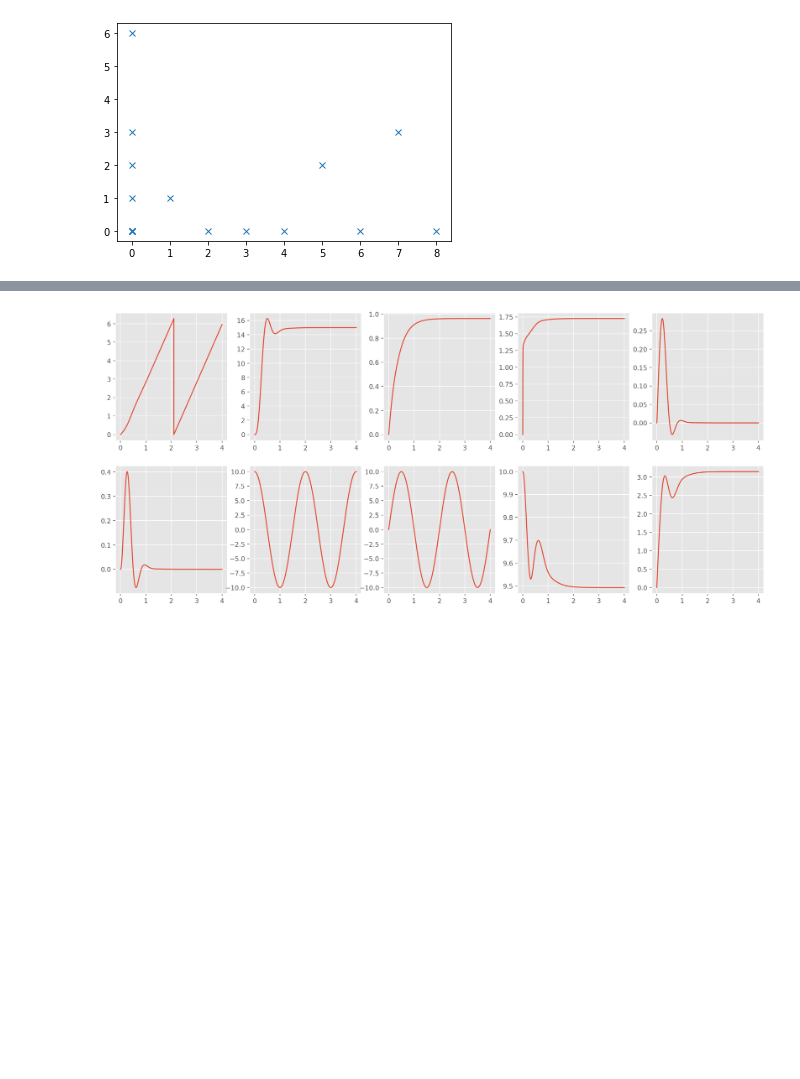
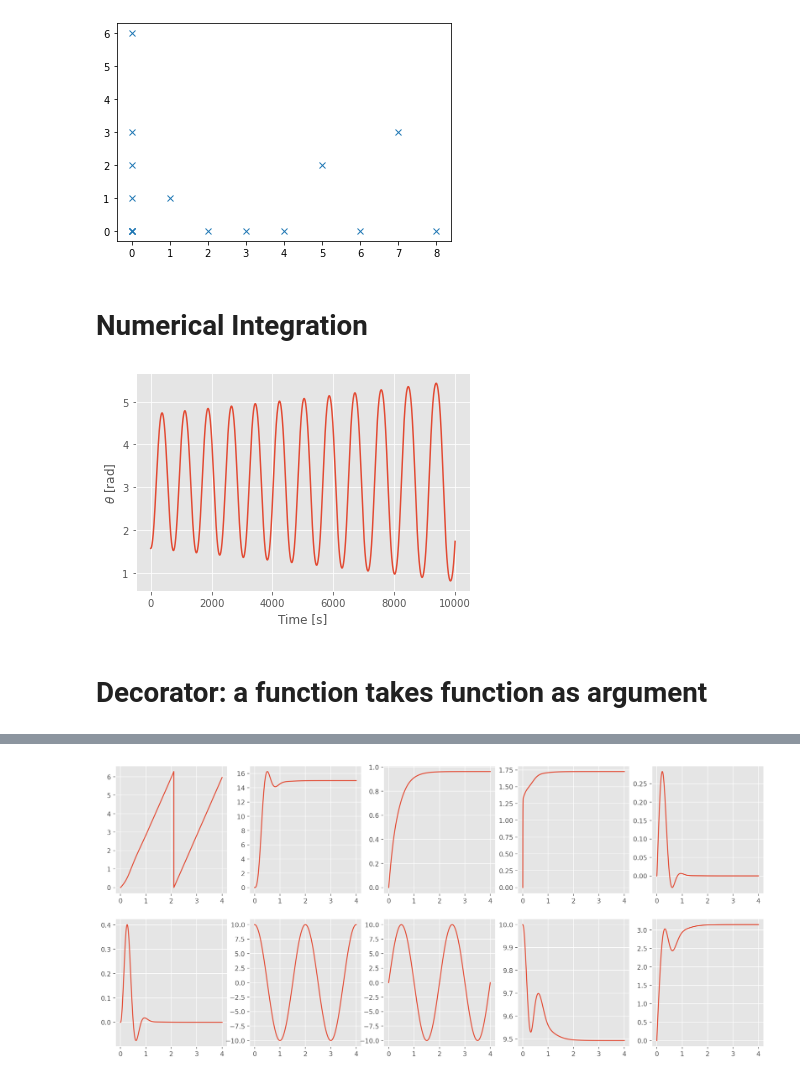
Before and after one commit to horychen/ee275, a Jupyter notebook: python_tutorial_cjh.ipynb, the cells around one changed output, grey strips where cells are left out. Cells and saved outputs as stored; diff of their text form; code cells hidden in the pictures; blank space fills up the shorter version.

Commit message:
Add numerical integration basics and decorator example

```diff
--- a/python_tutorial_cjh.ipynb
+++ b/python_tutorial_cjh.ipynb
@@ -380,0 +404,62 @@ array([ 0,  1,  2,  3,  4,  5,  6,  7,  8,  9, 10, 11, 12, 13, 14, 15])
+# %% [markdown]
+# Numerical Integration
+# %%
+class the_ac_machine:
+    def __init__(self):
+        self.x = np.zeros(2, dtype=np.float64)
+        self.Js = 1.0
+        self.viscous = 0.0
+        self.npp = 2
+
+    def dynamics(self, x):
+        fx = np.zeros(2)
+
+        Tem = np.sin(x[0])
+        fx[0] = x[1]
+        fx[1] = (Tem - self.viscous * x[1]) / self.Js
+        return fx
+
+    def ode1(self, hs=1e-4):
+        fx = self.dynamics(self.x) # @t+hs
+        self.x = self.x + fx * hs
+
+    def ode4(self, hs=1e-4):
+        NS = 2
+        k1, k2, k3, k4 = np.zeros(NS), np.zeros(NS), np.zeros(NS), np.zeros(NS) # incrementals at 4 stages
+        xk, fx = np.zeros(NS), np.zeros(NS) # state x for stage 2/3/4, state derivative
+
+        fx = self.dynamics(self.x) # @t
+        for i in range(NS):
+            k1[i] = fx[i] * hs
+            xk[i] = self.x[i] + k1[i]*0.5
+
+        fx = self.dynamics(xk)  # @t+hs/2
+        for i in range(NS):
+            k2[i] = fx[i] * hs
+            xk[i] = self.x[i] + k2[i]*0.5
+
+        fx = self.dynamics(xk)  # @t+hs/2
+        for i in range(NS):
+            k3[i] = fx[i] * hs
+            xk[i] = self.x[i] + k3[i]
+
+        fx = self.dynamics(xk)  # @t+hs
+        for i in range(NS):
+            k4[i] = fx[i] * hs
+            # ACM.x_dot[i] = (k1[i] + 2*(k2[i] + k3[i]) + k4[i])/6.0 / hs # derivatives
+            self.x[i] = self.x[i] + (k1[i] + 2*(k2[i] + k3[i]) + k4[i])/6.0
+
+motor1 = the_ac_machine()
+motor1.x[0] = np.pi/2
+
+watch = []
+for _ in range(10000):
+    motor1.ode1(hs=1e-2)
+    watch.append(motor1.x[0])
+_ = plt.plot(watch)
+_ = plt.xlabel(r'Time [s]')
+_ = plt.ylabel(r'$\theta$ [rad]')
+# %% [output]
+[figure, added]
+# %% [markdown]
+# Decorator: a function takes function as argument
```
Also changed, not shown: parts of 10 cells of this notebook.
